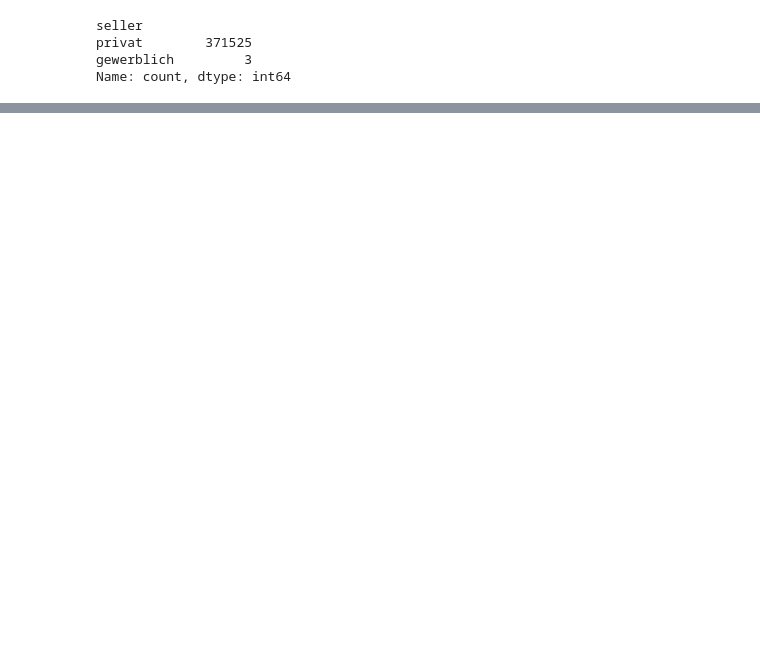
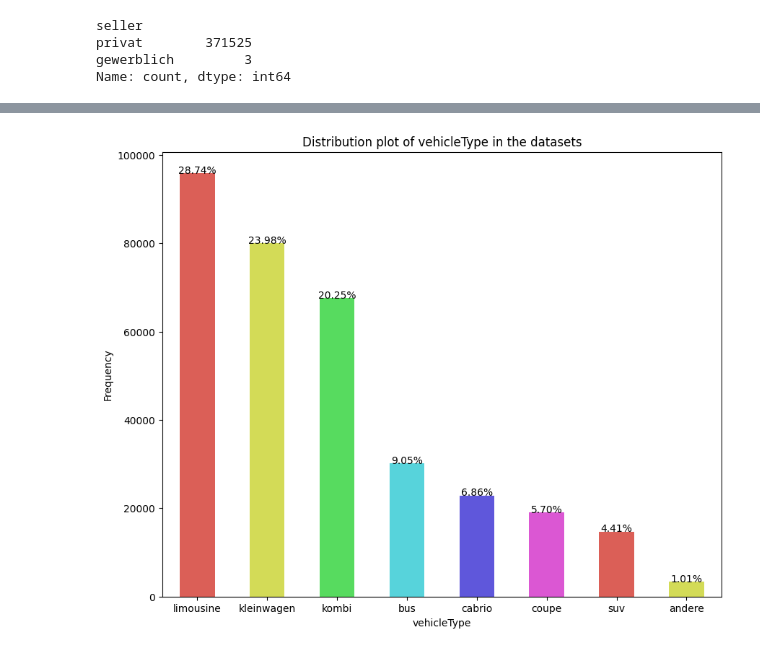
Before and after one commit to rajendra195/ds_ml_project, a Jupyter notebook: notebook_file/data_ingestion_and_profiling.ipynb, the cells around one changed output, grey strips where cells are left out. Drawn from its saved outputs; the diff is of its cells as text; code cells hidden in the pictures; blank space fills up the shorter version.

Commit message:
clean and visualie

```diff
--- a/notebook_file/data_ingestion_and_profiling.ipynb
+++ b/notebook_file/data_ingestion_and_profiling.ipynb
@@ -350,0 +391,35 @@ def univariate_barplot():
+# %%
+# function for univariate barplot
+def univariate_barplot(data, column):
+
+    # figure size of the barplot
+    plt.figure(figsize=(10, 8))
+
+    # value counts of the columns
+    value = data[column].value_counts()
+
+    # barplot using seaborn
+    ax = value.plot.bar(x=value.index, y=value.values, color=sns.color_palette("hls"), rot=0)
+
+    total_value = value.sum()
+
+    for plot in ax.patches:
+        # get height of each plot
+        height = plot.get_height()
+
+        # annote each plot
+        ax.annotate(
+
+            f"{height / total_value * 100:.2f}%",
+            xy = (
+                plot.get_x() + plot.get_width() / 2.,
+                height
+            ),
+            ha = "center"
+        )
+
+
+
+    plt.ylabel("Frequency")
+    plt.title(f"Distribution plot of {column} in the datasets")
+    plt.show()
@@ -405,0 +438,3 @@ Name: name, dtype: object
+# %%
+# dropping seller columns
+df.drop("seller", axis="columns", inplace=True)
@@ -405,0 +459,3 @@ Name: name, dtype: object
+# %%
+# dropping the offerType column
+df.drop("offerType", axis="columns", inplace=True)
@@ -405,0 +520,5 @@ Name: name, dtype: object
+# %%
+# barplot
+univariate_barplot(data=df, column="vehicleType")
+# %% [output]
+[figure, added]
```
Also changed, not shown: parts of 53 cells of this notebook.
